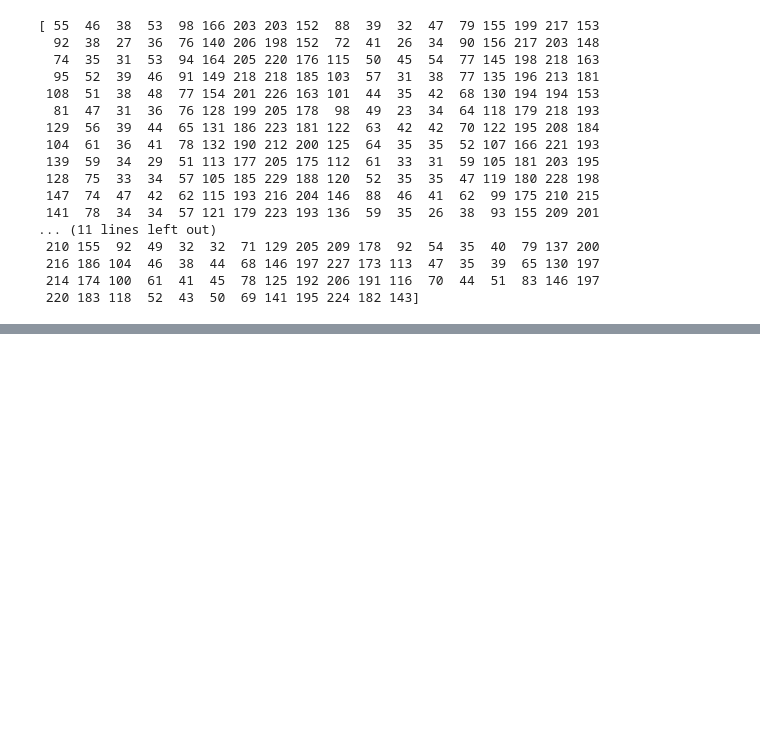
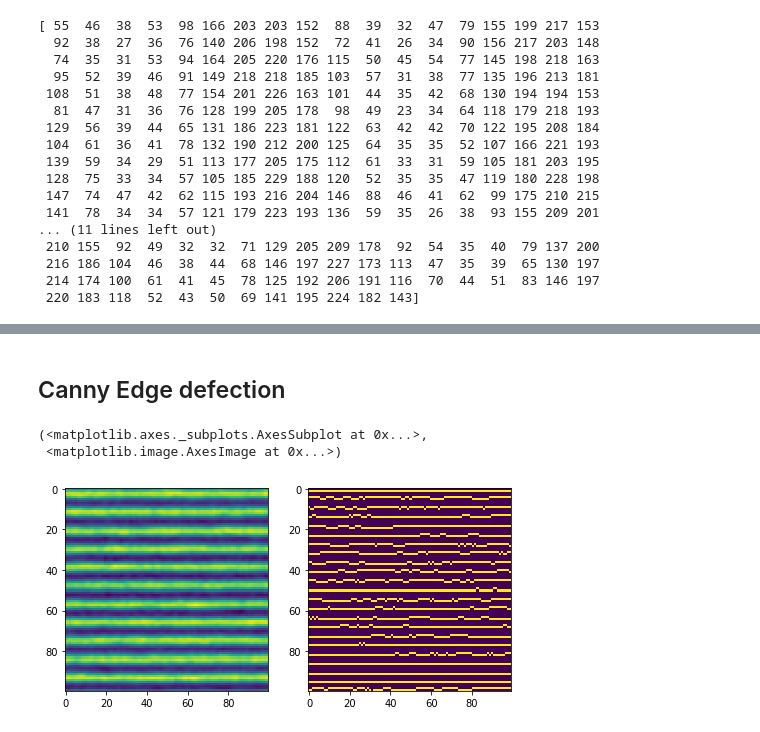
Before and after one commit to aurorlhc/Defect_binning, a Jupyter notebook: no_threshold.ipynb, the cells around one changed output, grey strips where cells are left out. Saved outputs shown, nothing was run; the diff lists cells and outputs as text; code cells hidden in the pictures; blank space fills up the shorter version.

```diff
--- a/no_threshold.ipynb
+++ b/no_threshold.ipynb
@@ -59,0 +60,13 @@ print(np.min(f), np.max(f))
+# %% [markdown]
+## Canny Edge defection
+# %%
+img = raw_image[:100, :100]
+#plt.imshow(img)
+edges = cv2.Canny(img, 150, 200)
+plt.subplots(1,2,figsize=(8,8))
+plt.subplot(121), plt.imshow(img)
+plt.subplot(122), plt.imshow(edges)
+# %% [output]
+(<matplotlib.axes._subplots.AxesSubplot at 0x...>,
+ <matplotlib.image.AxesImage at 0x...>)
+[figure, added]
```
Also changed, not shown: parts of 4 cells of this notebook, 1 other file.
